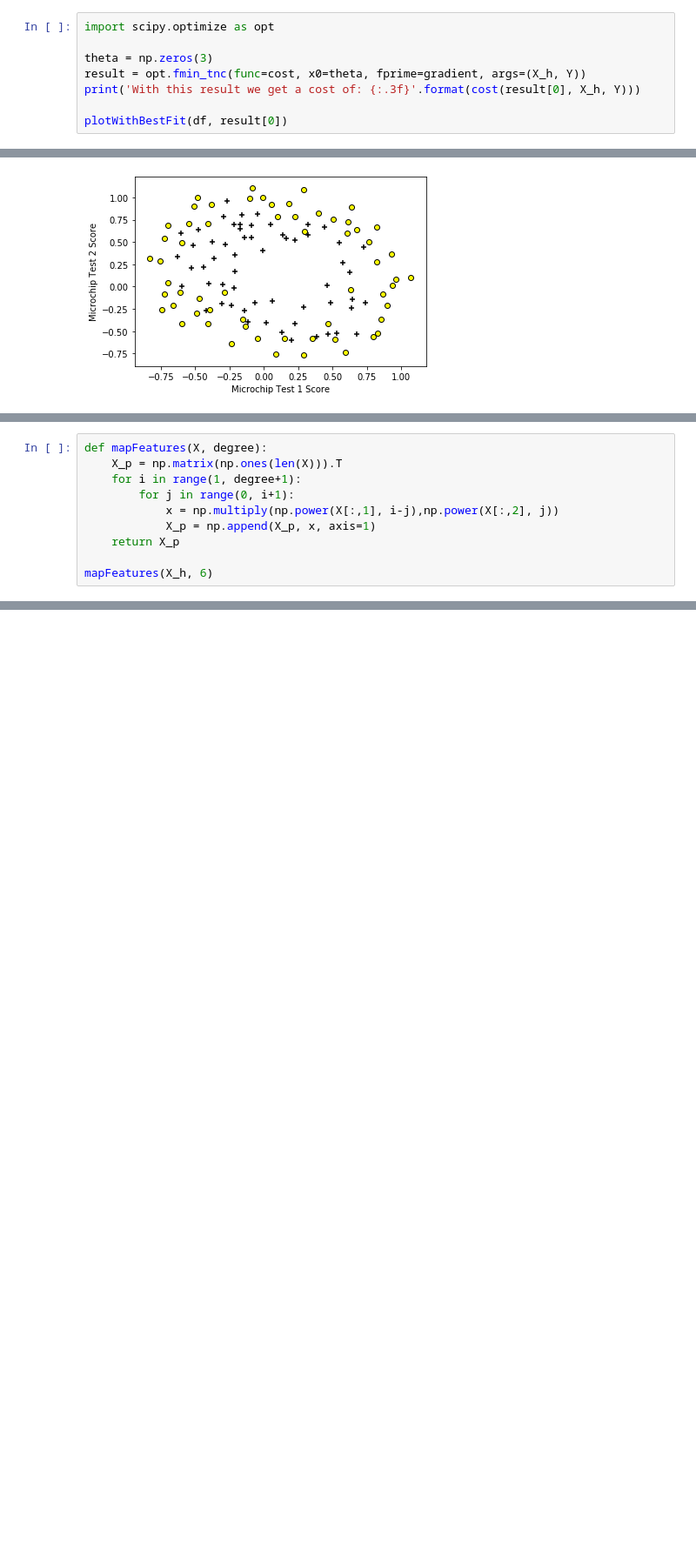
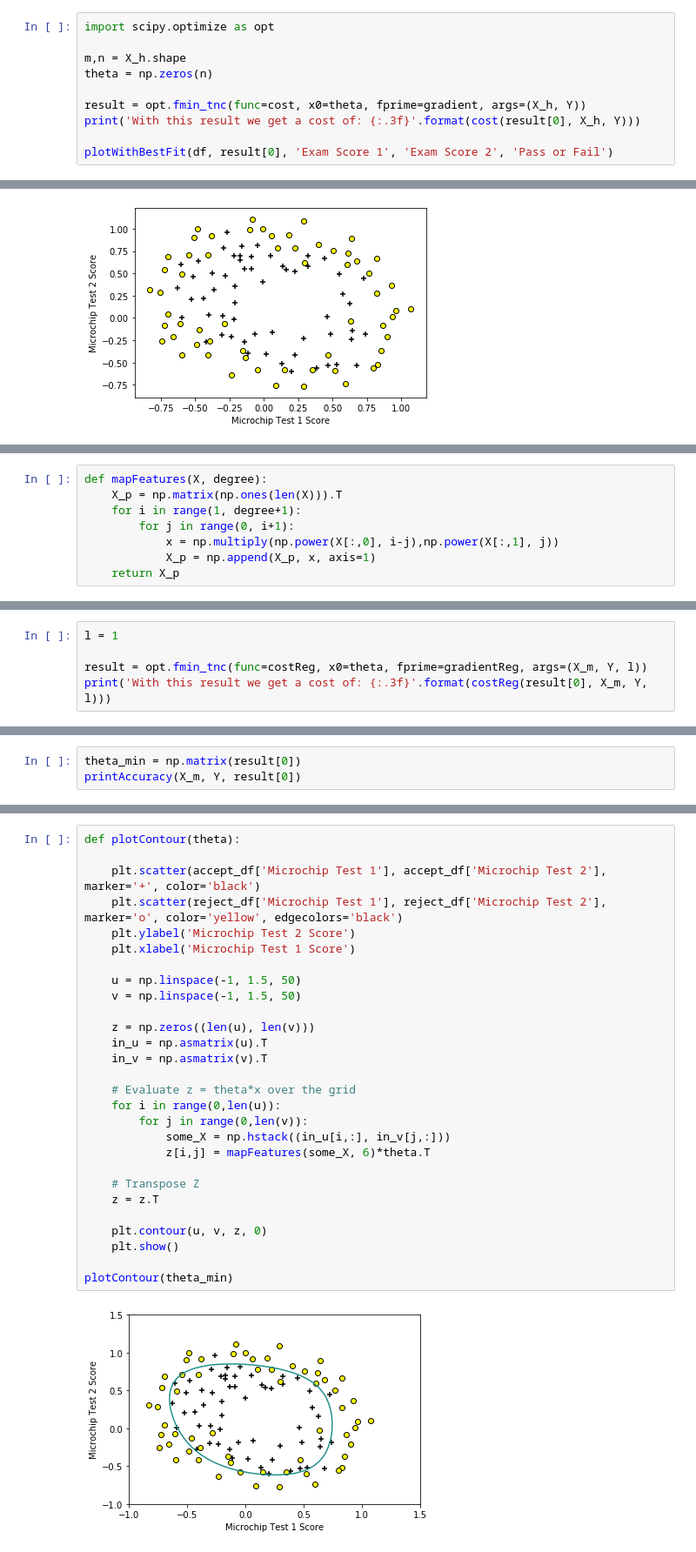
Before and after one commit to m-lyon/MachineLearningLearning, a Jupyter notebook: notebooks/Logistic Regression.ipynb, the cells around one changed output, grey strips where cells are left out. Shown at 87% size. Drawn from its saved outputs; the diff is of its cells as text; blank space fills up the shorter version.

```diff
--- a/notebooks/Logistic Regression.ipynb
+++ b/notebooks/Logistic Regression.ipynb
@@ -205,11 +215,13 @@ Not too bad for a linear fit. Now let's use *scipy's built in optimization funct
 # %%
 import scipy.optimize as opt
 
-theta = np.zeros(3)
+m,n = X_h.shape
+theta = np.zeros(n)
+
 result = opt.fmin_tnc(func=cost, x0=theta, fprime=gradient, args=(X_h, Y))
 print('With this result we get a cost of: {:.3f}'.format(cost(result[0], X_h, Y)))
 
-plotWithBestFit(df, result[0])
+plotWithBestFit(df, result[0], 'Exam Score 1', 'Exam Score 2', 'Pass or Fail')
 # %% [output]
 With this result we get a cost of: 0.203
 [figure]
@@ -317,8 +338,6 @@ def mapFeatures(X, degree):
     X_p = np.matrix(np.ones(len(X))).T
     for i in range(1, degree+1):
         for j in range(0, i+1):
-            x = np.multiply(np.power(X[:,1], i-j),np.power(X[:,2], j))
+            x = np.multiply(np.power(X[:,0], i-j),np.power(X[:,1], j))
             X_p = np.append(X_p, x, axis=1)
     return X_p
-
-mapFeatures(X_h, 6)
@@ -338,0 +366,5 @@ matrix([[1.00000000e+00, 3.46236596e+01, 7.80246928e+01, ...,
+# %%
+l = 1
+
+result = opt.fmin_tnc(func=costReg, x0=theta, fprime=gradientReg, args=(X_m, Y, l))
+print('With this result we get a cost of: {:.3f}'.format(costReg(result[0], X_m, Y, l)))
@@ -338,0 +373,3 @@ matrix([[1.00000000e+00, 3.46236596e+01, 7.80246928e+01, ...,
+# %%
+theta_min = np.matrix(result[0])
+printAccuracy(X_m, Y, result[0])
@@ -338,0 +382,30 @@ matrix([[1.00000000e+00, 3.46236596e+01, 7.80246928e+01, ...,
+# %%
+def plotContour(theta):
+
+    plt.scatter(accept_df['Microchip Test 1'], accept_df['Microchip Test 2'], marker='+', color='black')
+    plt.scatter(reject_df['Microchip Test 1'], reject_df['Microchip Test 2'], marker='o', color='yellow', edgecolors='black')
+    plt.ylabel('Microchip Test 2 Score')
+    plt.xlabel('Microchip Test 1 Score')
+
+    u = np.linspace(-1, 1.5, 50)
+    v = np.linspace(-1, 1.5, 50)
+
+    z = np.zeros((len(u), len(v)))
+    in_u = np.asmatrix(u).T
+    in_v = np.asmatrix(v).T
+
+    # Evaluate z = theta*x over the grid
+    for i in range(0,len(u)):
+        for j in range(0,len(v)):
+            some_X = np.hstack((in_u[i,:], in_v[j,:]))
+            z[i,j] = mapFeatures(some_X, 6)*theta.T
+
+    # Transpose Z
+    z = z.T
+
+    plt.contour(u, v, z, 0)
+    plt.show()
+
+plotContour(theta_min)
+# %% [output]
+[figure, added]
```
Also changed, not shown: parts of 26 cells of this notebook.
